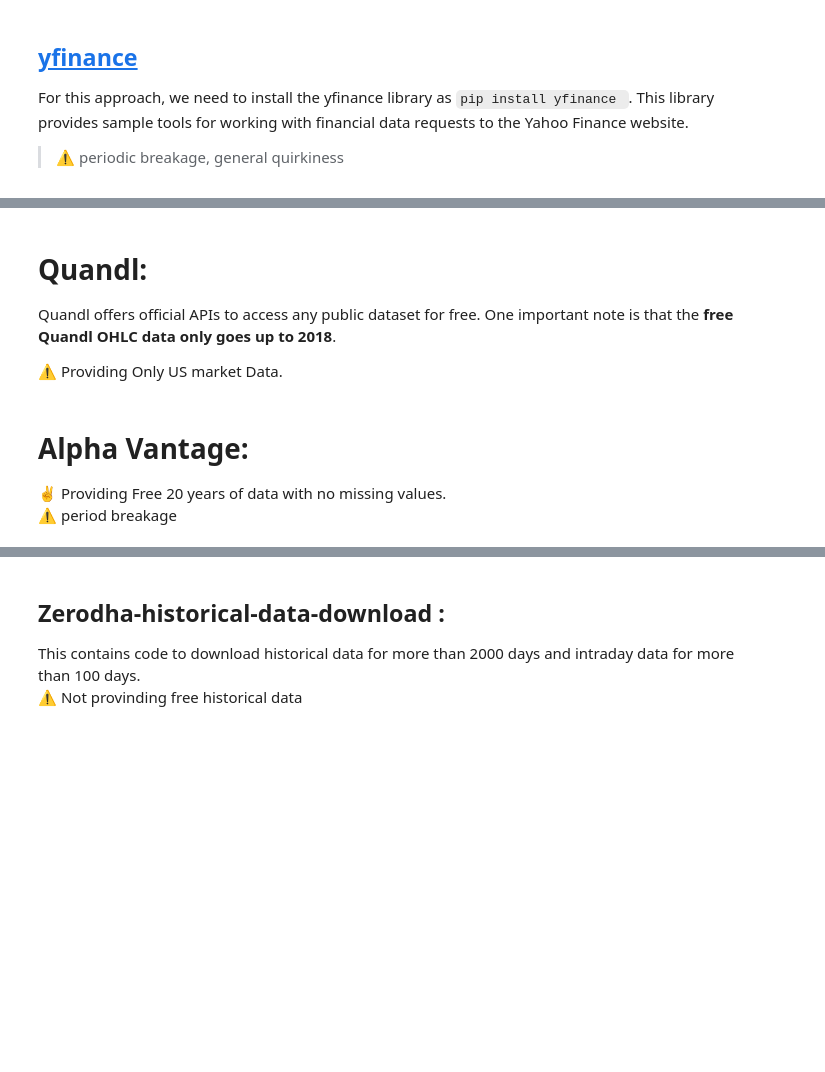
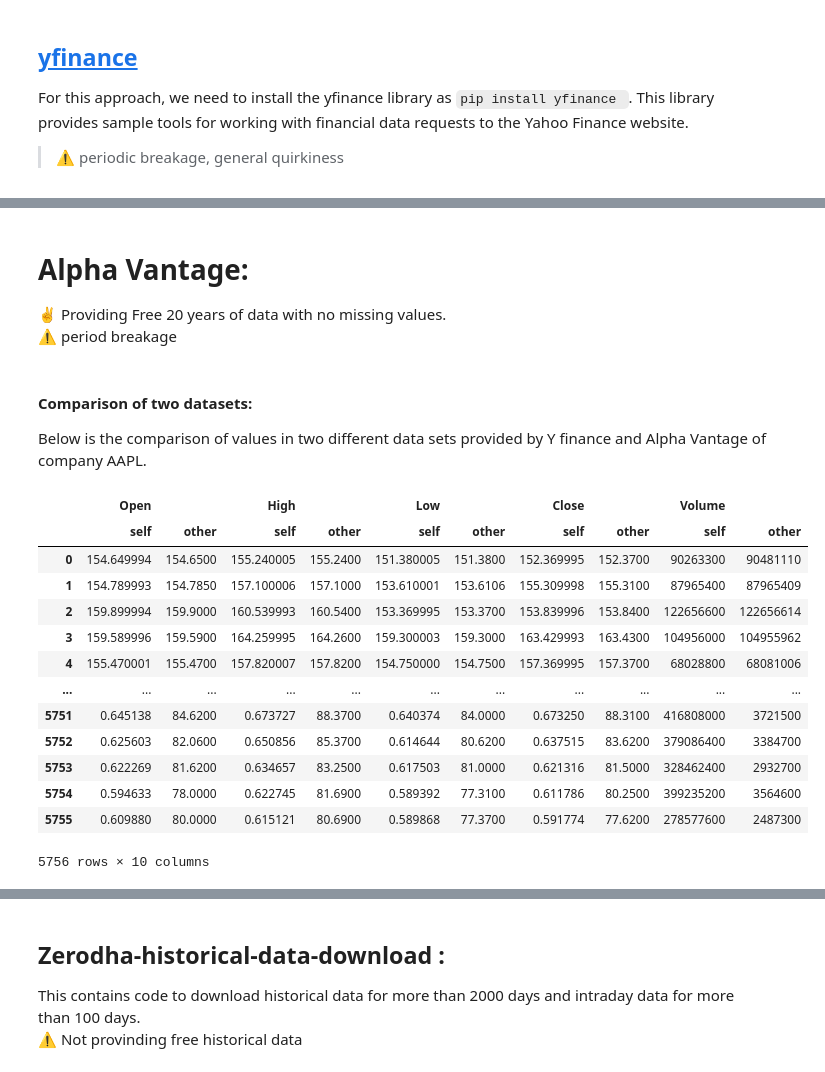
Before and after one commit to TechnocultureResearch/sentient, a Jupyter notebook: data source api.ipynb, the cells around one changed output, grey strips where cells are left out. Cells and saved outputs as stored; diff of their text form; code cells hidden in the pictures; blank space fills up the shorter version.

```diff
--- a/data source api.ipynb
+++ b/data source api.ipynb
@@ -29,5 +28,0 @@ req = HistoricalPrices('AAPL', '1999-01-22', '2022-09-15')
-# %% [markdown]
-# Quandl:
-Quandl offers official APIs to access any public dataset for free. One important note is that the **free Quandl OHLC data only goes up to 2018**.
-
- ⚠️ Providing Only US market Data.
@@ -66,0 +54,20 @@ print(df.head())
+# %% [markdown]
+#### Comparison of two datasets:
+Below is the comparison of values in two different data sets provided by Y finance and Alpha Vantage of company AAPL.
+# %%
+data3.compare(df1)
+# %% [output]
+|  | Open |  | High |  | Low |  | Close |  | Volume |  |
+|  | self | other | self | other | self | other | self | other | self | other |
+| 0 | 154.649994 | 154.6500 | 155.240005 | 155.2400 | 151.380005 | 151.3800 | 152.369995 | 152.3700 | 90263300 | 90481110 |
+| 1 | 154.789993 | 154.7850 | 157.100006 | 157.1000 | 153.610001 | 153.6106 | 155.309998 | 155.3100 | 87965400 | 87965409 |
+| 2 | 159.899994 | 159.9000 | 160.539993 | 160.5400 | 153.369995 | 153.3700 | 153.839996 | 153.8400 | 122656600 | 122656614 |
+| 3 | 159.589996 | 159.5900 | 164.259995 | 164.2600 | 159.300003 | 159.3000 | 163.429993 | 163.4300 | 104956000 | 104955962 |
+| 4 | 155.470001 | 155.4700 | 157.820007 | 157.8200 | 154.750000 | 154.7500 | 157.369995 | 157.3700 | 68028800 | 68081006 |
+| ... | ... | ... | ... | ... | ... | ... | ... | ... | ... | ... |
+| 5751 | 0.645138 | 84.6200 | 0.673727 | 88.3700 | 0.640374 | 84.0000 | 0.673250 | 88.3100 | 416808000 | 3721500 |
+| 5752 | 0.625603 | 82.0600 | 0.650856 | 85.3700 | 0.614644 | 80.6200 | 0.637515 | 83.6200 | 379086400 | 3384700 |
+| 5753 | 0.622269 | 81.6200 | 0.634657 | 83.2500 | 0.617503 | 81.0000 | 0.621316 | 81.5000 | 328462400 | 2932700 |
+| 5754 | 0.594633 | 78.0000 | 0.622745 | 81.6900 | 0.589392 | 77.3100 | 0.611786 | 80.2500 | 399235200 | 3564600 |
+| 5755 | 0.609880 | 80.0000 | 0.615121 | 80.6900 | 0.589868 | 77.3700 | 0.591774 | 77.6200 | 278577600 | 2487300 |
+5756 rows × 10 columns
```
Also changed, not shown: parts of 17 cells of this notebook.
